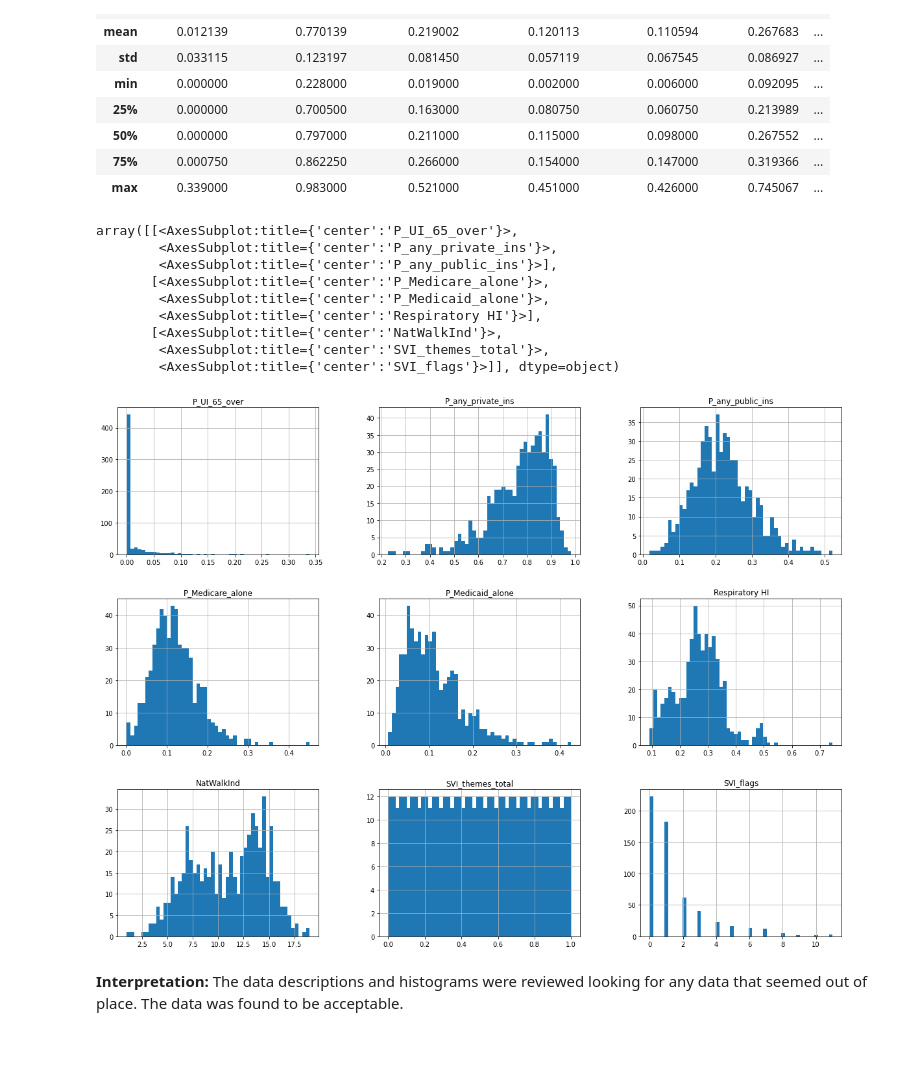
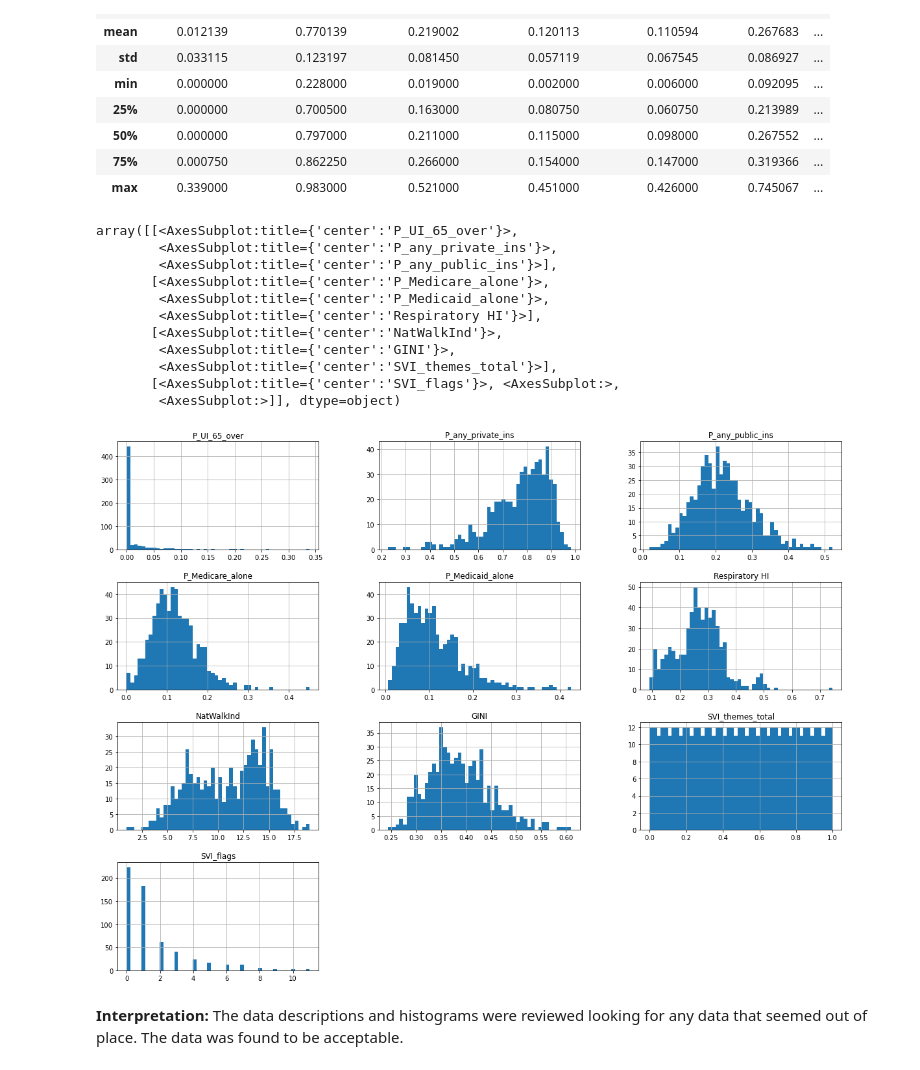
Before and after one commit to Jonathan-Himes/SDOH-GroupProject, a Jupyter notebook: Final Project-Master.ipynb, the cells around one changed output. Saved outputs shown, nothing was run; the diff lists cells and outputs as text; code cells hidden in the pictures.

```diff
--- a/Final Project-Master.ipynb
+++ b/Final Project-Master.ipynb
@@ -410,0 +428,6 @@ See the caveats in the documentation: https://pandas.pydata.org/pandas-docs/stab
+# %%
+gini_df = pd.read_excel(r'Data\Gini_2018_modified.xlsx','Data')
+gini_df[['GEO_ID','NAME']] = race_df[['GEO_ID','NAME']]
+
+# check to ensure all names match (should be empty df)
+gini_df[(gini_df['name'] != gini_df['NAME'])]
@@ -411,3 +436,13 @@ See the caveats in the documentation: https://pandas.pydata.org/pandas-docs/stab
+# %%
+# Remove non relevant information
+gini_df['FIPS'] = gini_df['GEO_ID'].str[-11:]
+gini_2018 = gini_df[['FIPS','gini_index']]
+
+# Ensure df is sorted
+gini_2018 = gini_2018.sort_values(by = "FIPS")
+
+# add np.nan if missing data; convert to float; Add to df
+df['GINI'] = [np.nan if x == '-' else float(x) for x in list(gini_2018['gini_index'])]
 # %%
 # replace missing data described as -999 with a np.nan
 df_svi = df_svi.replace(-999,np.nan)
@@ -899,18 +973,20 @@ display(df_2018.describe().iloc[:,27:40])
 | max | 0.339000 | 0.983000 | 0.521000 | 0.451000 | 0.426000 | 0.745067 | ... |
 # %%
  # Display histograms for the first 20 columns of the combined dataset
-df_2018.iloc[:,28:40].hist(bins = 50, figsize = (20, 15))
+df_2018.iloc[:,28:50].hist(bins = 50, figsize = (20, 15))
 # %% [output]
 array([[<AxesSubplot:title={'center':'P_UI_65_over'}>,
         <AxesSubplot:title={'center':'P_any_private_ins'}>,
         <AxesSubplot:title={'center':'P_any_public_ins'}>],
        [<AxesSubplot:title={'center':'P_Medicare_alone'}>,
         <AxesSubplot:title={'center':'P_Medicaid_alone'}>,
         <AxesSubplot:title={'center':'Respiratory HI'}>],
        [<AxesSubplot:title={'center':'NatWalkInd'}>,
-        <AxesSubplot:title={'center':'SVI_themes_total'}>,
-        <AxesSubplot:title={'center':'SVI_flags'}>]], dtype=object)
+        <AxesSubplot:title={'center':'GINI'}>,
+        <AxesSubplot:title={'center':'SVI_themes_total'}>],
+       [<AxesSubplot:title={'center':'SVI_flags'}>, <AxesSubplot:>,
+        <AxesSubplot:>]], dtype=object)
-[figure, old version]
+[figure, new version]
 # %% [markdown]
 __Interpretation:__ The data descriptions and histograms were reviewed looking for any data that seemed out of place. The data was found to be acceptable.
 # %%
```
Also changed, not shown: parts of 20 cells of this notebook.
